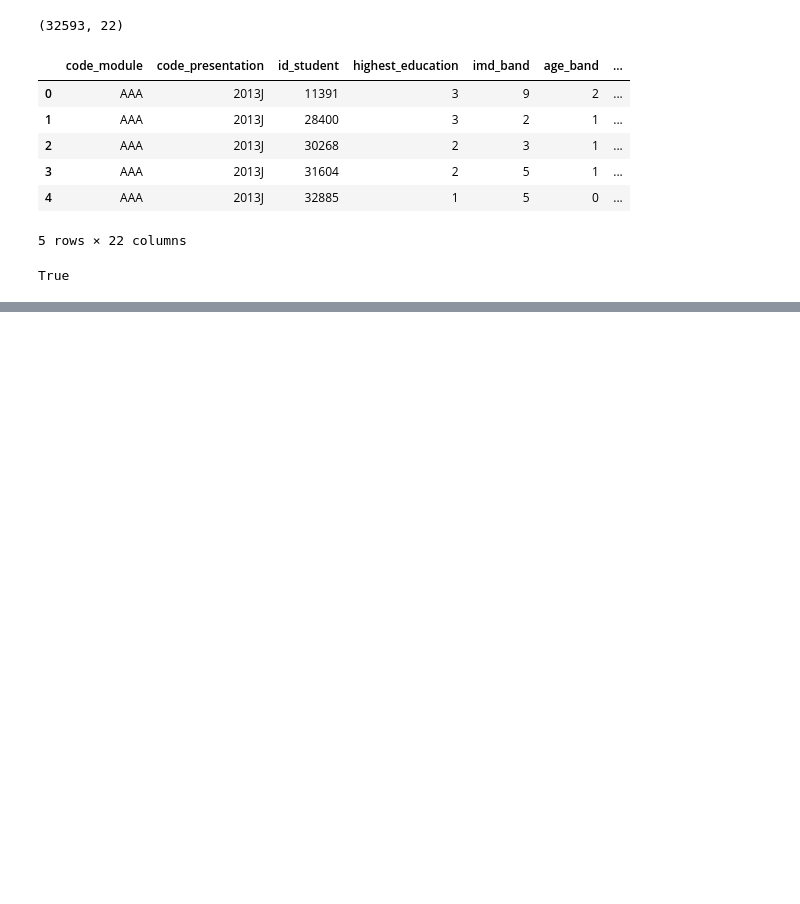
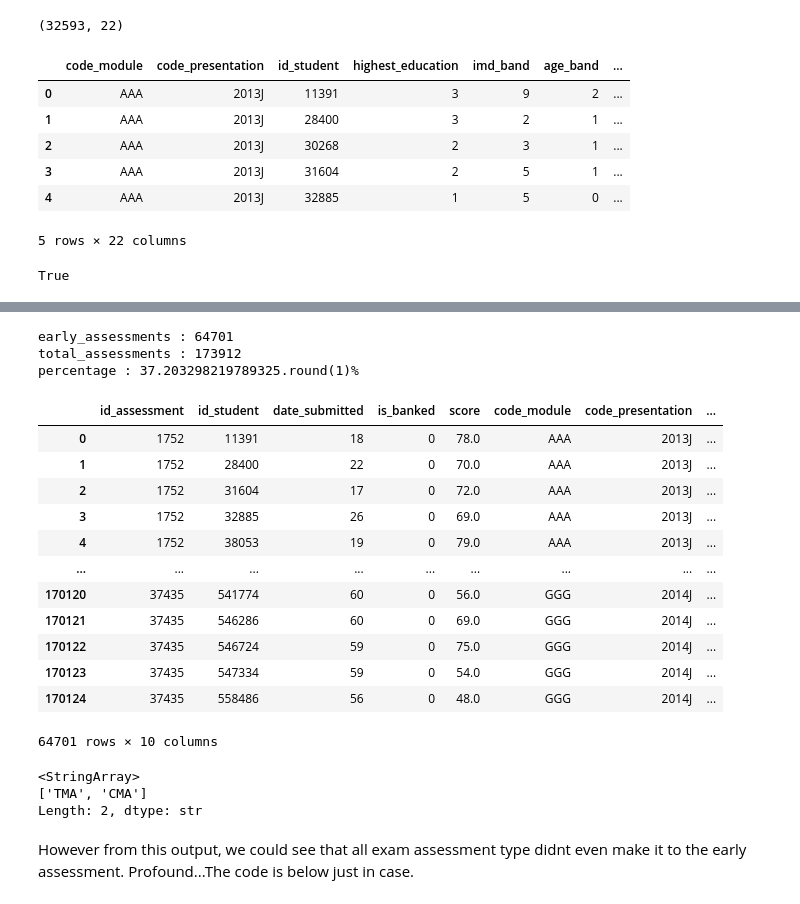
Before and after one commit to BrightTimothy/Student-performance-predictor, a Jupyter notebook: notebooks/Feature_engineering.ipynb, the cells around one changed output, grey strips where cells are left out. Drawn from its saved outputs; the diff is of its cells as text; code cells hidden in the pictures; blank space fills up the shorter version.

Commit message:
Feature engineering done on Student_asessment

```diff
--- a/notebooks/Feature_engineering.ipynb
+++ b/notebooks/Feature_engineering.ipynb
@@ -344,0 +363,3 @@ True
+# %%
+# FOR EVERYWHERE IS_BANKED IS 1, INPUT SCORE = 0, MEANING THEY DID NOT HAVE A REAL SCORE
+student_assessment.loc[student_assessment["is_banked"] == 1, "score"] = 0
@@ -344,0 +407,7 @@ True
+# %%
+# MERGING THE STUDENT_ASSESSMENT COLUMN WITH THE ASSESSMENT COLUMN
+student_assessment = student_assessment.merge(
+    assessments,
+    on= "id_assessment",
+    how= "left"
+)
@@ -344,0 +427,4 @@ True
+# %%
+student_assessment["score"] = student_assessment["score"].fillna(
+    student_assessment.groupby(["code_module", "code_presentation", "id_assessment"])["score"].transform("mean")
+    )
@@ -344,0 +449,35 @@ True
+# %%
+early_assessments = student_assessment[student_assessment["date"] <= 90]
+# %%
+print(f"early_assessments : {len(early_assessments)}")
+print(f"total_assessments : {len(student_assessment)}")
+print(f"percentage : {len(early_assessments)/ len(student_assessment) * 100}.round(1)%")
+# %% [output]
+early_assessments : 64701
+total_assessments : 173912
+percentage : 37.203298219789325.round(1)%
+# %%
+# NOW WE HAVE TO FILTER OUT THE EXAM TYPE ASSESSMENT BECAUSE EXAMINATIONS RUN AT THE END OF THE SEMESTER OF MODULE AND ISNT SUITABLE FOR THE EARLY ASSESSMENTS
+early_assessments
+# %% [output]
+|  | id_assessment | id_student | date_submitted | is_banked | score | code_module | code_presentation | ... |
+| 0 | 1752 | 11391 | 18 | 0 | 78.0 | AAA | 2013J | ... |
+| 1 | 1752 | 28400 | 22 | 0 | 70.0 | AAA | 2013J | ... |
+| 2 | 1752 | 31604 | 17 | 0 | 72.0 | AAA | 2013J | ... |
+| 3 | 1752 | 32885 | 26 | 0 | 69.0 | AAA | 2013J | ... |
+| 4 | 1752 | 38053 | 19 | 0 | 79.0 | AAA | 2013J | ... |
+| ... | ... | ... | ... | ... | ... | ... | ... | ... |
+| 170120 | 37435 | 541774 | 60 | 0 | 56.0 | GGG | 2014J | ... |
+| 170121 | 37435 | 546286 | 60 | 0 | 69.0 | GGG | 2014J | ... |
+| 170122 | 37435 | 546724 | 59 | 0 | 75.0 | GGG | 2014J | ... |
+| 170123 | 37435 | 547334 | 59 | 0 | 54.0 | GGG | 2014J | ... |
+| 170124 | 37435 | 558486 | 56 | 0 | 48.0 | GGG | 2014J | ... |
+64701 rows × 10 columns
+# %%
+early_assessments["assessment_type"].unique()
+# %% [output]
+<StringArray>
+['TMA', 'CMA']
+Length: 2, dtype: str
+# %% [markdown]
+However from this output, we could see that all exam assessment type didnt even make it to the early assessment. Profound...The code is below just in case.
```
Also changed, not shown: parts of 16 cells of this notebook.
